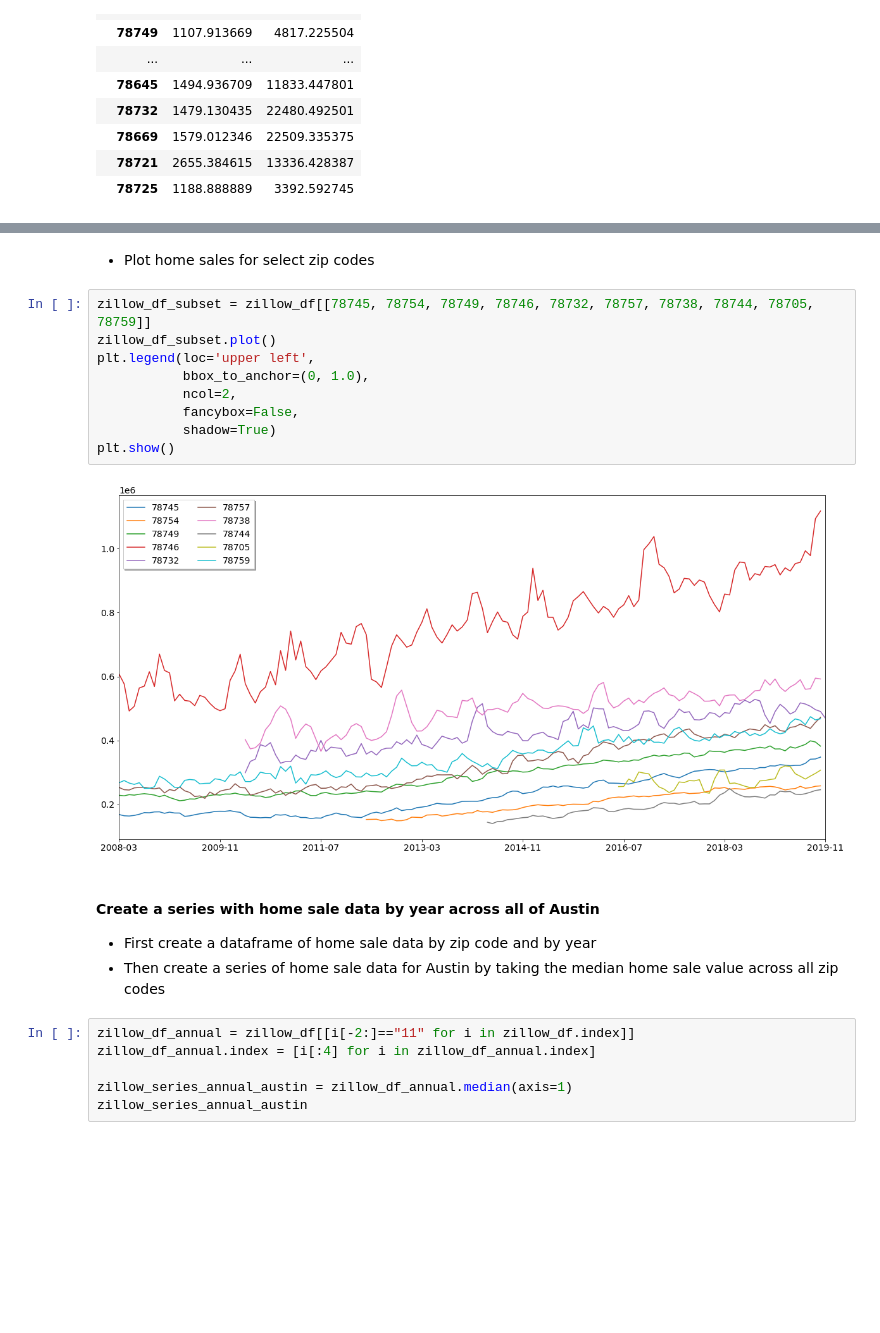
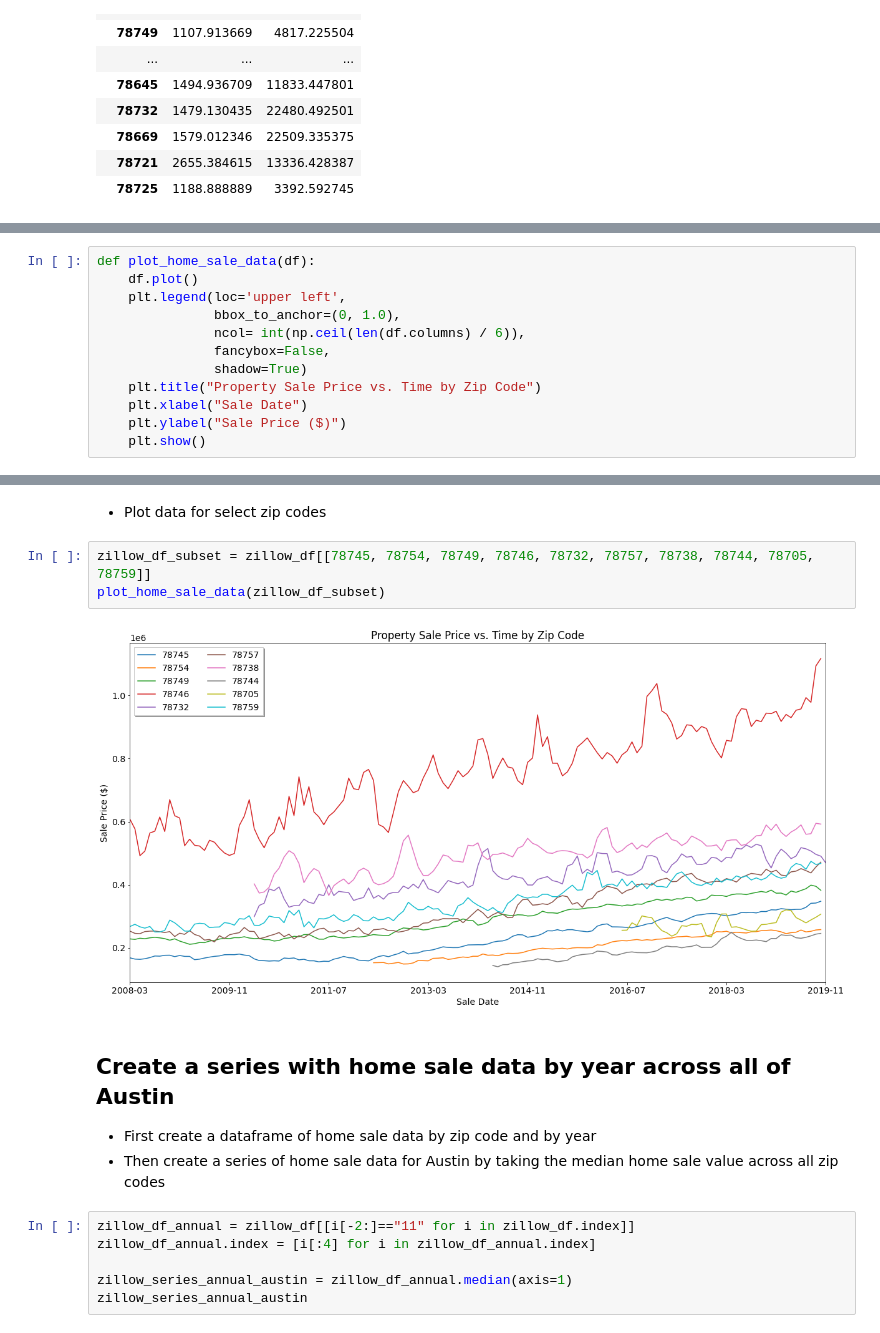
Before and after one commit to ybacoder/project-1, a Jupyter notebook: project_1.ipynb, the cells around one changed output, grey strips where cells are left out. Cells and saved outputs as stored; diff of their text form; blank space fills up the shorter version.

Commit message:
Create function to plot housing data. Organize notebook with markdown headers.

```diff
--- a/project_1.ipynb
+++ b/project_1.ipynb
@@ -194 +195,13 @@ zillow_df_diff_statistics
+# %%
+def plot_home_sale_data(df):
+    df.plot()
+    plt.legend(loc='upper left',
+               bbox_to_anchor=(0, 1.0),
+               ncol= int(np.ceil(len(df.columns) / 6)),
+               fancybox=False,
+               shadow=True)
+    plt.title("Property Sale Price vs. Time by Zip Code")
+    plt.xlabel("Sale Date")
+    plt.ylabel("Sale Price ($)")
+    plt.show()
 # %% [markdown]
@@ -209,18 +213,12 @@ plt.show()
 # %% [markdown]
-* Plot home sales for select zip codes
+* Plot data for select zip codes
 # %%
 zillow_df_subset = zillow_df[[78745, 78754, 78749, 78746, 78732, 78757, 78738, 78744, 78705, 78759]]
-zillow_df_subset.plot()
-plt.legend(loc='upper left',
-           bbox_to_anchor=(0, 1.0),
-           ncol=2,
-           fancybox=False,
-           shadow=True)
-plt.show()
+plot_home_sale_data(zillow_df_subset)
 # %% [output]
-[figure, old version]
+[figure, new version]
 # %% [markdown]
-#### Create a series with home sale data by year across all of Austin
+## Create a series with home sale data by year across all of Austin
 * First create a dataframe of home sale data by zip code and by year
 * Then create a series of home sale data for Austin by taking the median home sale value across all zip codes
 # %%
```
Also changed, not shown: parts of 18 cells of this notebook.
